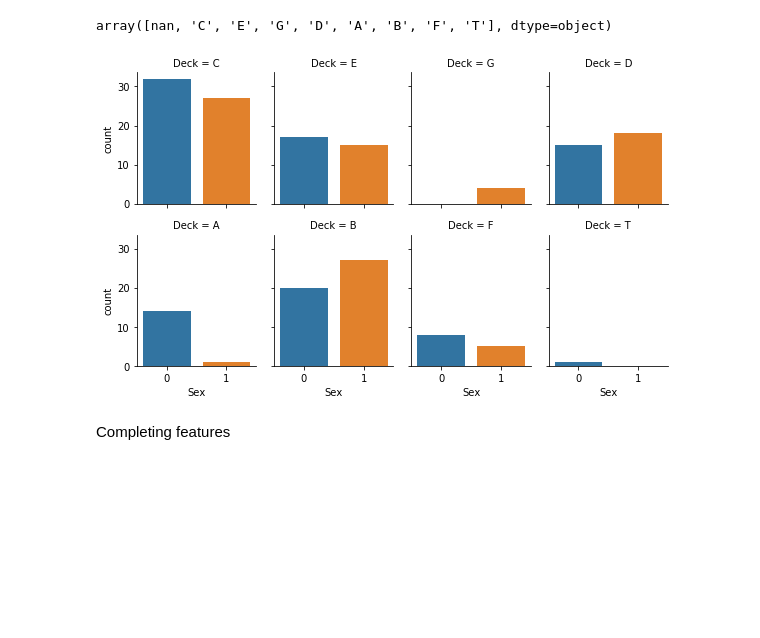
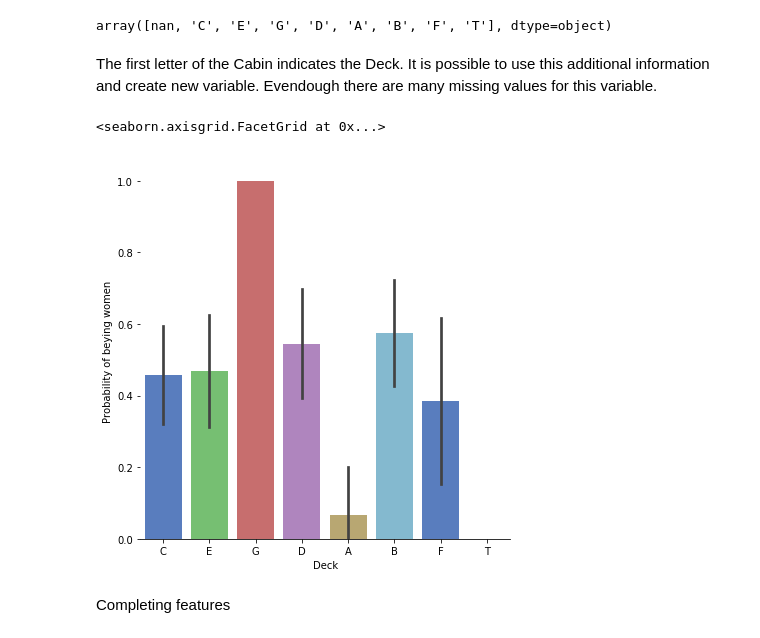
Before and after one commit to QuarKUS7/EY, a Jupyter notebook: model.ipynb, the cells around one changed output. Drawn from its saved outputs; the diff is of its cells as text; code cells hidden in the pictures; blank space fills up the shorter version.

```diff
--- a/model.ipynb
+++ b/model.ipynb
@@ -259,5 +281,3 @@ palette = "muted").despine(left=True).set_ylabels("Probability of beying women")
 # %% [output]
 <seaborn.axisgrid.FacetGrid at 0x...>
 [figure]
-# %%
-data['FamilySize'] = pd.cut(data['FamilySize'], [0,1, 2, 4,10])
@@ -270,2 +284,7 @@ palette = "muted").despine(left=True).set_ylabels("Probability of beying women")
 # %% [markdown]
 It seems that this new variable might have some predictive power given that small family size seems to be more common for men than women.
+# %%
+data['Single'] = data['FamilySize'].map(lambda s: 1 if s == 1 else 0)
+data['Small'] = data['FamilySize'].map(lambda s: 1 if  s == 2  else 0)
+data['Med'] = data['FamilySize'].map(lambda s: 1 if 3 <= s <= 4 else 0)
+data['Large'] = data['FamilySize'].map(lambda s: 1 if s >= 5 else 0)
@@ -285,11 +306,14 @@ data["Deck"]=data['Cabin'].str[0]
 data["Deck"].unique()
 # %% [output]
 array([nan, 'C', 'E', 'G', 'D', 'A', 'B', 'F', 'T'], dtype=object)
-# %%
-sns.factorplot("Sex", col="Deck", col_wrap=4,
-                    data=data, kind="count", size=2.5, aspect=.8);
-# %% [output]
-[figure, removed]
+# %% [markdown]
+The first letter of the Cabin indicates the Deck. It is possible to use this additional information and create new variable. Evendough there are many missing values for this variable.
+# %%
+sns.factorplot(x="Deck",y="Sex",data=data,kind="bar", size = 6 ,
+palette = "muted").despine(left=True).set_ylabels("Probability of beying women")
+# %% [output]
+<seaborn.axisgrid.FacetGrid at 0x...>
+[figure, added]
 # %% [markdown]
 Completing features
 # %% [markdown]
```
Also changed, not shown: parts of 44 cells of this notebook.
